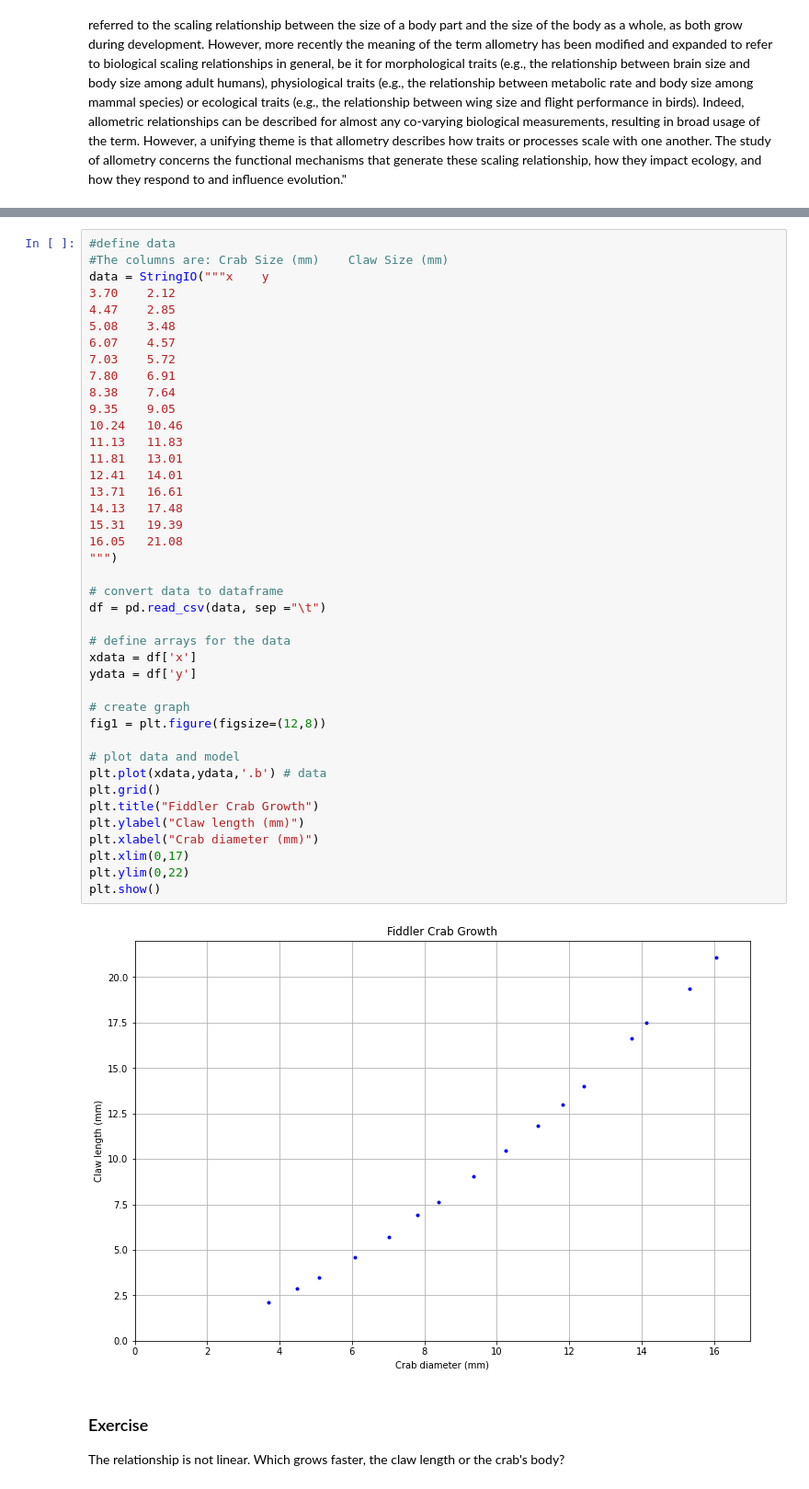
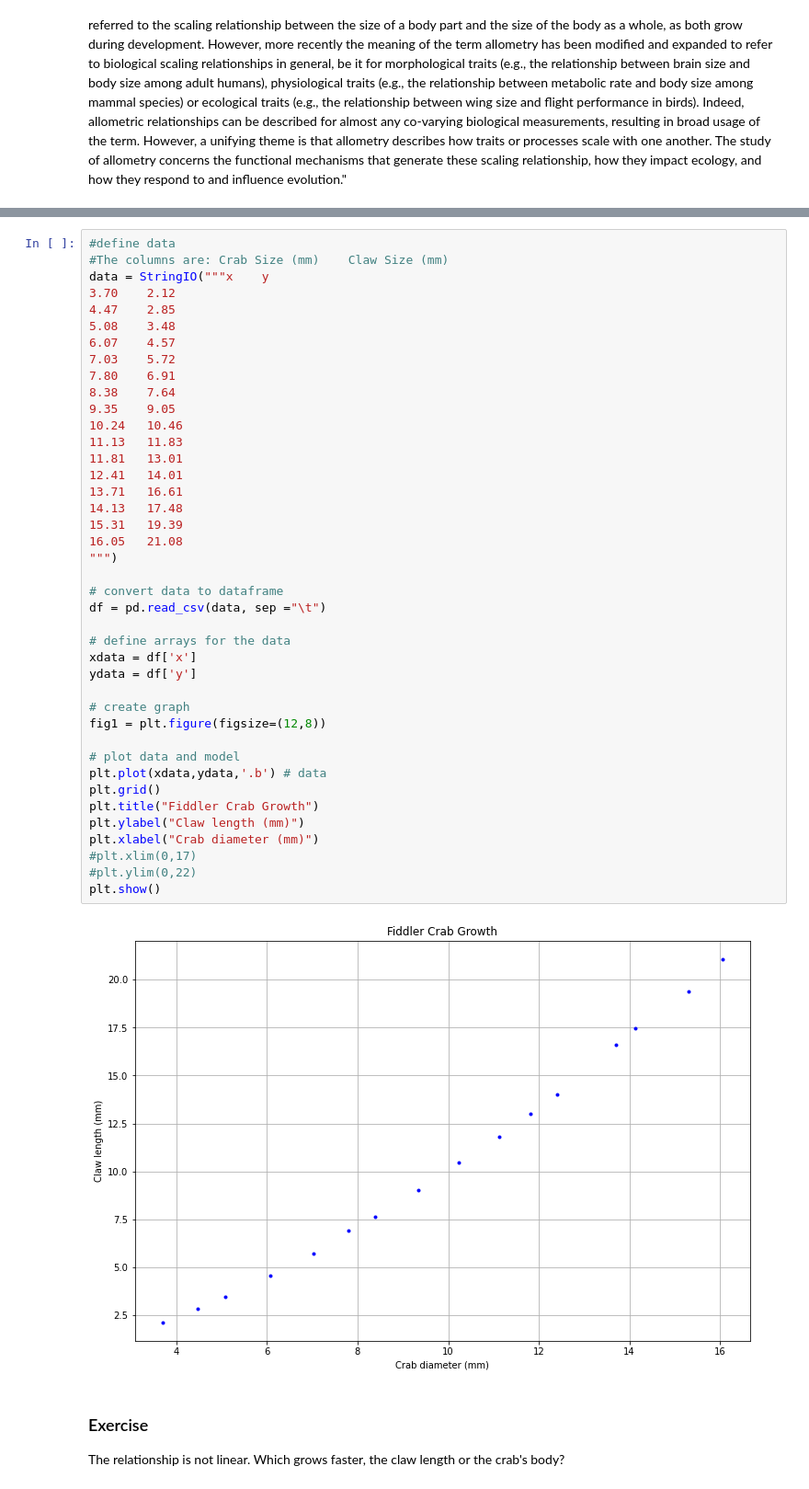
Before and after one commit to atitus/math-modeling-2, a Jupyter notebook: unit-03/03-05-applications/allometry.ipynb, the cells around one changed output, grey strips where cells are left out. Shown at 92% size. Saved outputs shown, nothing was run; the diff lists cells and outputs as text.

```diff
--- a/unit-03/03-05-applications/allometry.ipynb
+++ b/unit-03/03-05-applications/allometry.ipynb
@@ -42,36 +42,36 @@ data = StringIO("""x	y
 8.38	7.64
 9.35	9.05
 10.24	10.46
 11.13	11.83
 11.81	13.01
 12.41	14.01
 13.71	16.61
 14.13	17.48
 15.31	19.39
 16.05	21.08
 """)
 
 # convert data to dataframe
 df = pd.read_csv(data, sep ="\t")
 
 # define arrays for the data
 xdata = df['x']
 ydata = df['y']
 
 # create graph
 fig1 = plt.figure(figsize=(12,8))
 
 # plot data and model
 plt.plot(xdata,ydata,'.b') # data
 plt.grid()
 plt.title("Fiddler Crab Growth")
 plt.ylabel("Claw length (mm)")
 plt.xlabel("Crab diameter (mm)")
-plt.xlim(0,17)
-plt.ylim(0,22)
+#plt.xlim(0,17)
+#plt.ylim(0,22)
 plt.show()
 # %% [output]
-[figure, old version]
+[figure, new version]
 # %% [markdown]
 ### Exercise
 
```
